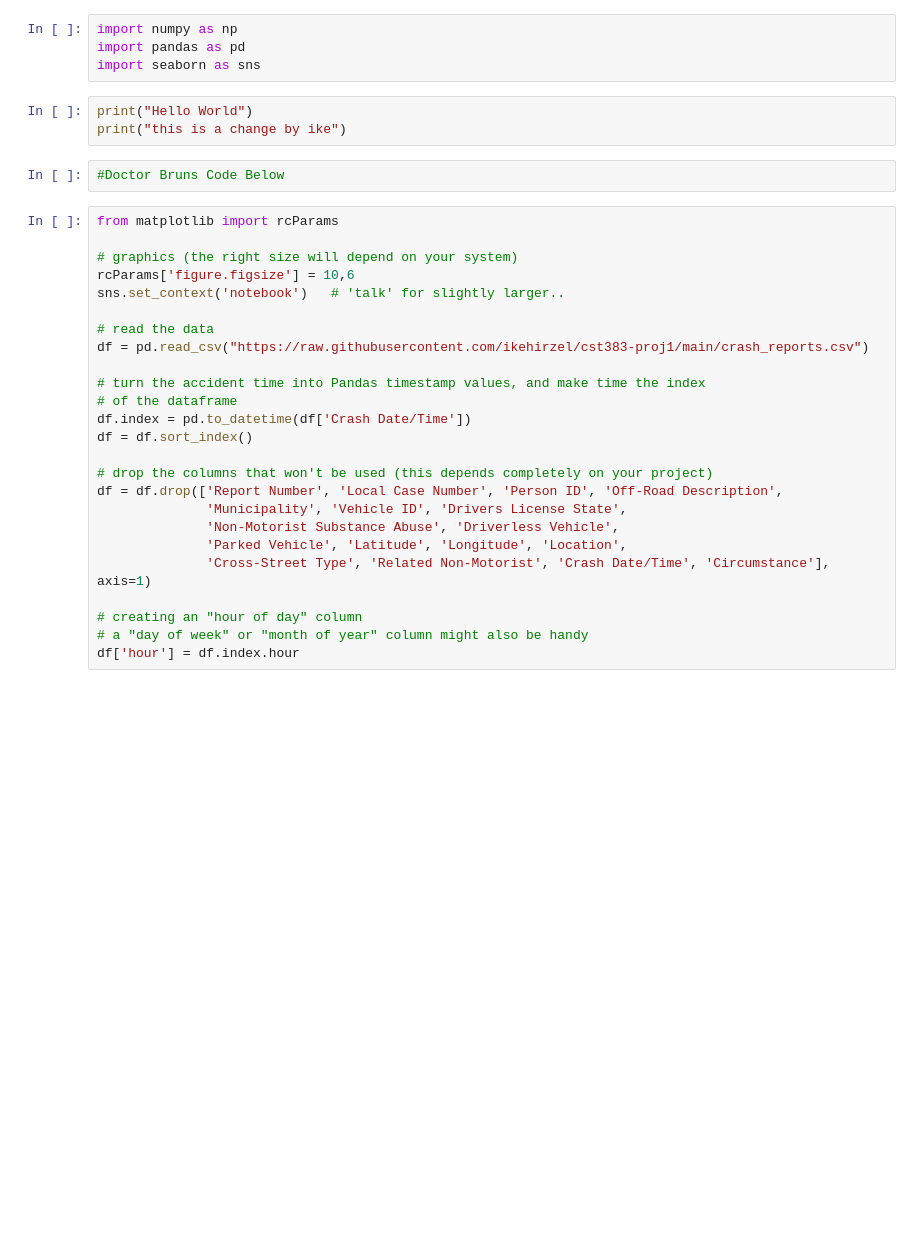
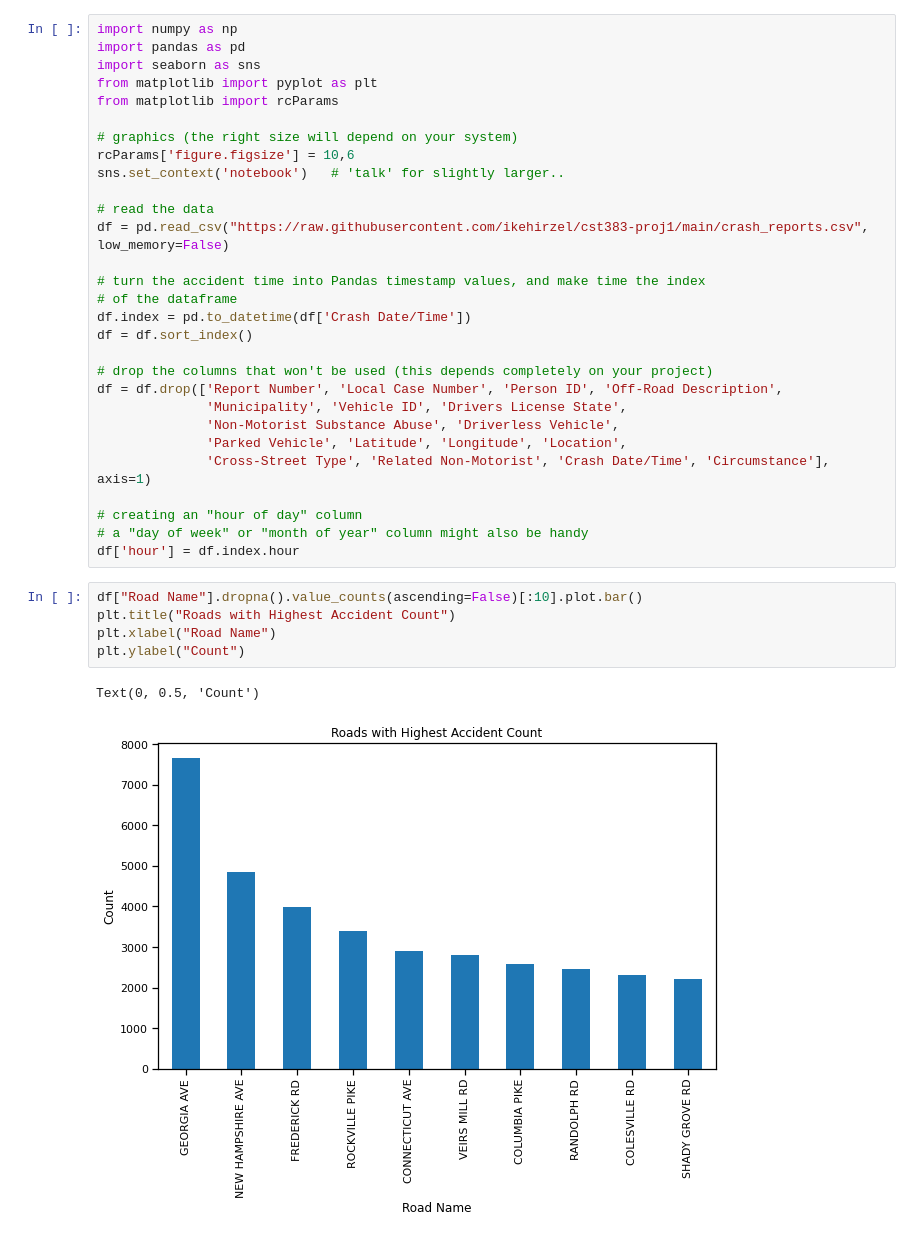
Before and after one commit to ikehirzel/cst383-project1, a Jupyter notebook: project_1.ipynb, the cells around one changed output. Saved outputs shown, nothing was run; the diff lists cells and outputs as text; blank space fills up the shorter version.

Commit message:
added some data visualizations

```diff
--- a/project_1.ipynb
+++ b/project_1.ipynb
@@ -1,13 +1,8 @@
-# %%
-import numpy as np
-import pandas as pd
-import seaborn as sns
-# %%
-print("Hello World")
-print("this is a change by ike")
-# %%
-#Doctor Bruns Code Below
 # %%
+import numpy as np
+import pandas as pd
+import seaborn as sns
+from matplotlib import pyplot as plt
 from matplotlib import rcParams
 
 # graphics (the right size will depend on your system)
@@ -15,7 +10,7 @@ rcParams['figure.figsize'] = 10,6
 sns.set_context('notebook')   # 'talk' for slightly larger..
 
 # read the data
-df = pd.read_csv("https://raw.githubusercontent.com/ikehirzel/cst383-proj1/main/crash_reports.csv")
+df = pd.read_csv("https://raw.githubusercontent.com/ikehirzel/cst383-proj1/main/crash_reports.csv", low_memory=False)
 
 # turn the accident time into Pandas timestamp values, and make time the index
 # of the dataframe
@@ -32,3 +27,11 @@ df = df.drop(['Report Number', 'Local Case Number', 'Person ID', 'Off-Road Descr
 # creating an "hour of day" column
 # a "day of week" or "month of year" column might also be handy
 df['hour'] = df.index.hour
+# %%
+df["Road Name"].dropna().value_counts(ascending=False)[:10].plot.bar()
+plt.title("Roads with Highest Accident Count")
+plt.xlabel("Road Name")
+plt.ylabel("Count")
+# %% [output]
+Text(0, 0.5, 'Count')
+[figure, added]
```
Also changed, not shown: parts of 2 cells of this notebook, 1 other file.
